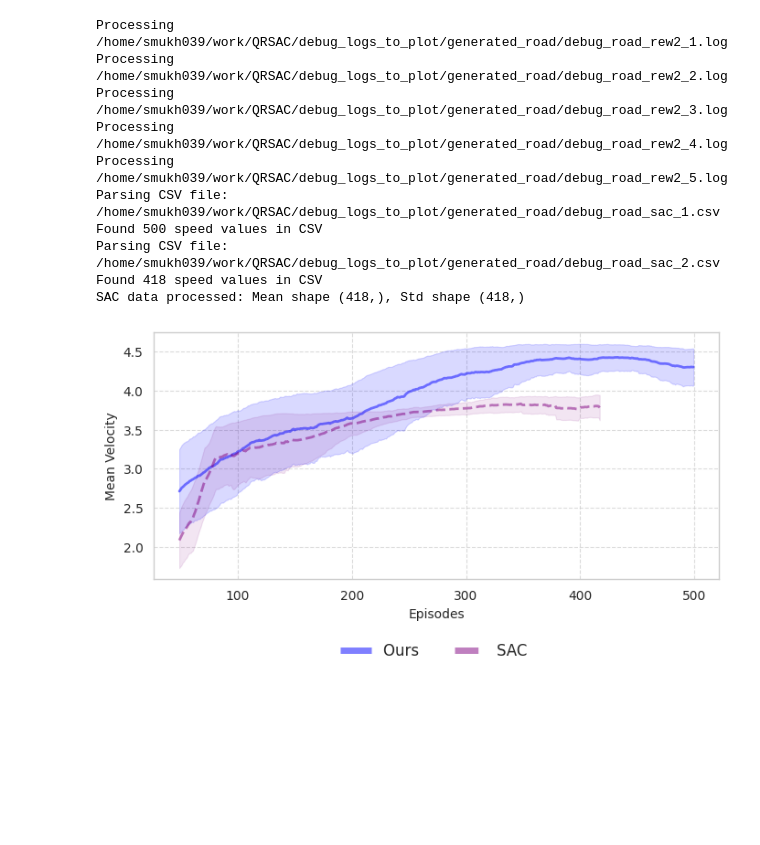
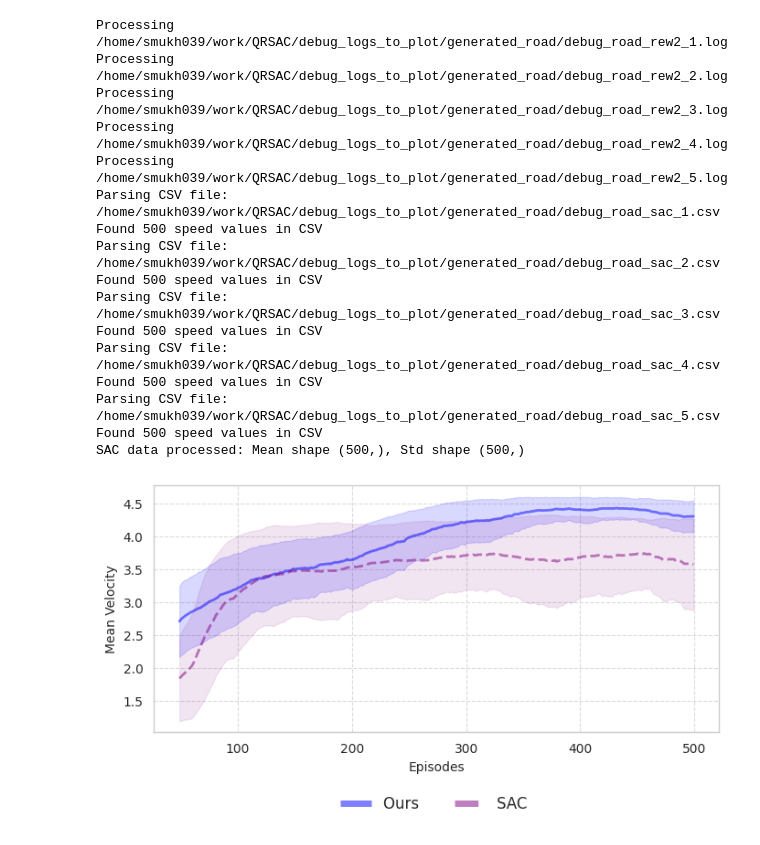
Before and after one commit to shilpa2301/QRSAC, a Jupyter notebook: debug_plots/debug_plots_baseline.ipynb, the cells around one changed output. Drawn from its saved outputs; the diff is of its cells as text; code cells hidden in the pictures; blank space fills up the shorter version.

Commit message:
baseline_compare and train_track image

```diff
--- a/debug_plots/debug_plots_baseline.ipynb
+++ b/debug_plots/debug_plots_baseline.ipynb
@@ -132,7 +132,7 @@ returns_r1_std = np.std(returns_1, axis=0)
 # Process SAC CSV files
 sac_returns = []
 base_path = "/home/smukh039/work/QRSAC/debug_logs_to_plot/generated_road"  # Adjust if needed
-for idx in range(1, 3):  # For debug_road_sac_1.csv to debug_road_sac_3.csv
+for idx in range(1, 6):  # For debug_road_sac_1.csv to debug_road_sac_3.csv
     csv_file_path = f"{base_path}/debug_road_sac_{idx}.csv"
     sac_data = parse_csv_log(csv_file_path)
     if sac_data is not None:
@@ -146,36 +146,42 @@ if sac_returns:
     min_length = min(len(arr) for arr in sac_returns)
     sac_returns_truncated = [arr[:min_length] for arr in sac_returns]
     sac_mean = np.mean(sac_returns_truncated, axis=0)
     sac_std = np.std(sac_returns_truncated, axis=0)
     print(f"SAC data processed: Mean shape {sac_mean.shape}, Std shape {sac_std.shape}")
 else:
     print("No SAC data available to plot")
 
 # Smooth the data
 WIN_SIZE = 50
 means_r1, stds_r1 = smoothen(returns_r1_mean, WIN_SIZE), smoothen(returns_r1_std, WIN_SIZE)
 
 # Smooth SAC data if available
 sac_smooth_mean = None
 sac_smooth_std = None
 if sac_mean is not None and sac_std is not None:
     sac_smooth_mean = smoothen(sac_mean, WIN_SIZE)
     sac_smooth_std = smoothen(sac_std, WIN_SIZE)
 
 # Plot only rew2 and SAC data
 generate_plot(means_r1, stds_r1, sac_smooth_mean, sac_smooth_std, "result_plot_rew2_with_sac")
 # %% [output]
 Processing /home/smukh039/work/QRSAC/debug_logs_to_plot/generated_road/debug_road_rew2_1.log
 Processing /home/smukh039/work/QRSAC/debug_logs_to_plot/generated_road/debug_road_rew2_2.log
 Processing /home/smukh039/work/QRSAC/debug_logs_to_plot/generated_road/debug_road_rew2_3.log
 Processing /home/smukh039/work/QRSAC/debug_logs_to_plot/generated_road/debug_road_rew2_4.log
 Processing /home/smukh039/work/QRSAC/debug_logs_to_plot/generated_road/debug_road_rew2_5.log
 Parsing CSV file: /home/smukh039/work/QRSAC/debug_logs_to_plot/generated_road/debug_road_sac_1.csv
 Found 500 speed values in CSV
 Parsing CSV file: /home/smukh039/work/QRSAC/debug_logs_to_plot/generated_road/debug_road_sac_2.csv
-Found 418 speed values in CSV
-SAC data processed: Mean shape (418,), Std shape (418,)
+Found 500 speed values in CSV
+Parsing CSV file: /home/smukh039/work/QRSAC/debug_logs_to_plot/generated_road/debug_road_sac_3.csv
+Found 500 speed values in CSV
+Parsing CSV file: /home/smukh039/work/QRSAC/debug_logs_to_plot/generated_road/debug_road_sac_4.csv
+Found 500 speed values in CSV
+Parsing CSV file: /home/smukh039/work/QRSAC/debug_logs_to_plot/generated_road/debug_road_sac_5.csv
+Found 500 speed values in CSV
+SAC data processed: Mean shape (500,), Std shape (500,)
-[figure, old version]
+[figure, new version]
 # %%
 import re
 import pandas as pd
```
Also changed, not shown: parts of 2 cells of this notebook, 2 other files.
